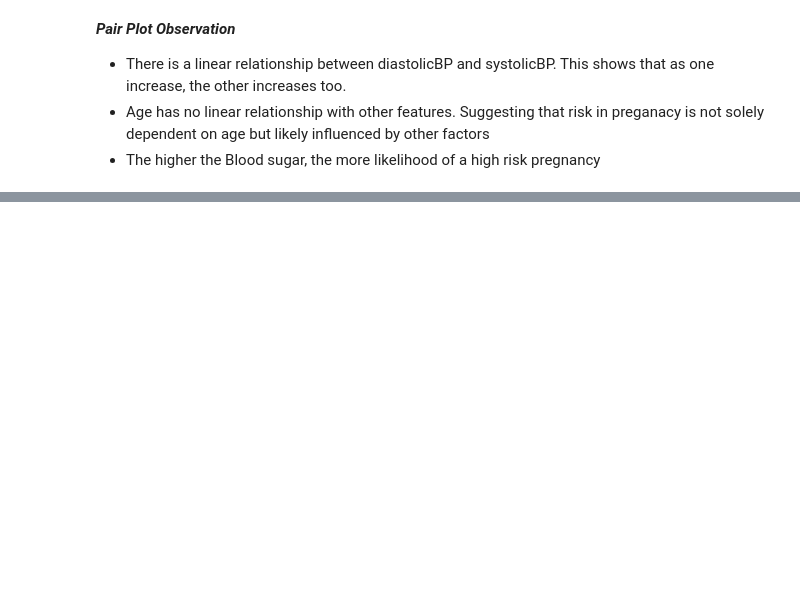
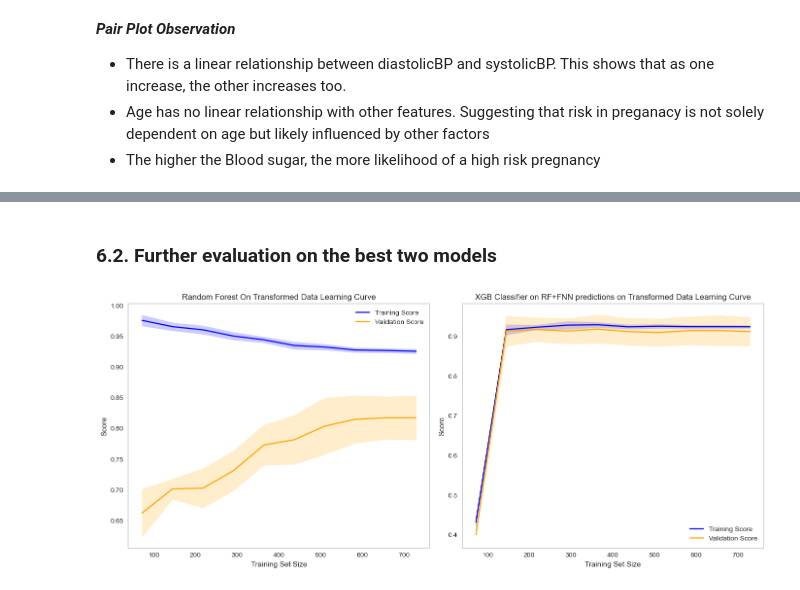
Before and after one commit to Maryannrichard/Maternal_health_research, a Jupyter notebook: MATERNAL_HEALTH_ML_CODE.ipynb, the cells around one changed output, grey strips where cells are left out. Cells and saved outputs as stored; diff of their text form; code cells hidden in the pictures; blank space fills up the shorter version.

```diff
--- a/MATERNAL_HEALTH_ML_CODE.ipynb
+++ b/MATERNAL_HEALTH_ML_CODE.ipynb
@@ -952,0 +1207,3 @@ Confusion Matrix:
+# %%
+# Load the saved model
+fnn_model_tr = load_model('fnn_model_tr.keras')
@@ -952,0 +1527,62 @@ Confusion Matrix:
+# %% [markdown]
+### 6.2. Further evaluation on the best two models
+# %%
+# plot their learning curve to understand how the models performed across different folds.
+
+# Generate learning curves for Random Forest
+train_sizes_rf, train_scores_rf, val_scores_rf = learning_curve(rf_default, X_train_tr_sca, y_train_tr,
+                                                                cv=StratifiedKFold(n_splits=10, shuffle=True, random_state=42),
+                                                                n_jobs=-1,
+                                                                train_sizes=np.linspace(0.1, 1.0, 10), random_state=42)
+
+# Generate learning curves for Feedforward Neural Network
+train_sizes_xgb, train_scores_xgb, val_scores_xgb = learning_curve(final_model_xgb, X_train_meta_tr,
+                                                                   y_train_meta_tr,
+                                                                   cv=StratifiedKFold(n_splits=10,
+                                                                                      shuffle=True, random_state=42),
+                                                                   n_jobs=-1,
+                                                                   train_sizes=np.linspace(0.1, 1.0, 10), random_state=42)
+
+# Calculate mean and standard deviation for training and validation scores
+train_mean_rf = np.mean(train_scores_rf, axis=1)
+train_std_rf = np.std(train_scores_rf, axis=1)
+val_mean_rf = np.mean(val_scores_rf, axis=1)
+val_std_rf = np.std(val_scores_rf, axis=1)
+
+train_mean_xgb = np.mean(train_scores_xgb, axis=1)
+train_std_xgb = np.std(train_scores_xgb, axis=1)
+val_mean_xgb = np.mean(val_scores_xgb, axis=1)
+val_std_xgb = np.std(val_scores_xgb, axis=1)
+
+# Plotting the learning curves in subplots
+plt.figure(figsize=(14, 6))
+
+# Random Forest Learning Curve
+plt.subplot(1, 2, 1)
+plt.plot(train_sizes_rf, train_mean_rf, label='Training Score', color='blue')
+plt.plot(train_sizes_rf, val_mean_rf, label='Validation Score', color='orange')
+plt.fill_between(train_sizes_rf, train_mean_rf - train_std_rf, train_mean_rf + train_std_rf, color='blue', alpha=0.2)
+plt.fill_between(train_sizes_rf, val_mean_rf - val_std_rf, val_mean_rf + val_std_rf, color='orange', alpha=0.2)
+plt.title('Random Forest On Transformed Data Learning Curve')
+plt.xlabel('Training Set Size')
+plt.ylabel('Score')
+plt.legend(loc='best')
+plt.grid()
+
+# FNN Learning Curve
+plt.subplot(1, 2, 2)
+plt.plot(train_sizes_xgb, train_mean_xgb, label='Training Score', color='blue')
+plt.plot(train_sizes_xgb, val_mean_xgb, label='Validation Score', color='orange')
+plt.fill_between(train_sizes_xgb, train_mean_xgb - train_std_xgb, train_mean_xgb + train_std_xgb, color='blue', alpha=0.2)
+plt.fill_between(train_sizes_xgb, val_mean_xgb - val_std_xgb, val_mean_xgb + val_std_xgb, color='orange', alpha=0.2)
+plt.title('XGB Classifier on RF+FNN predictions on Transformed Data Learning Curve')
+plt.xlabel('Training Set Size')
+plt.ylabel('Score')
+plt.legend(loc='best')
+plt.grid()
+
+# Adjust layout and show plot
+plt.tight_layout()
+plt.show()
+# %% [output]
+[figure, added]
```
Also changed, not shown: parts of 168 cells of this notebook.
